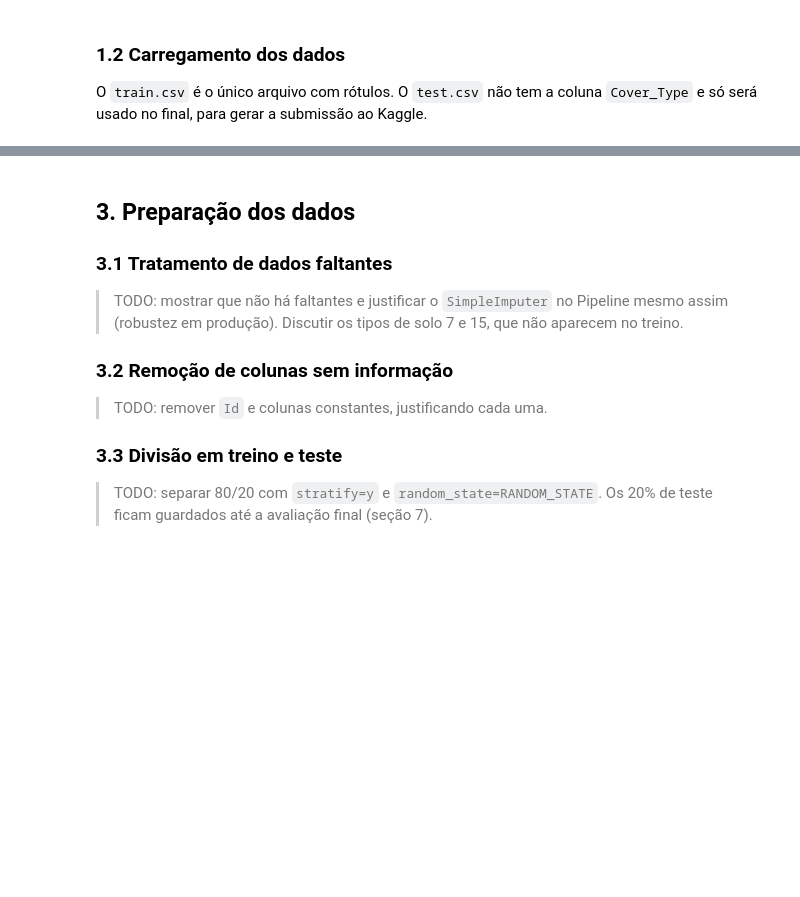
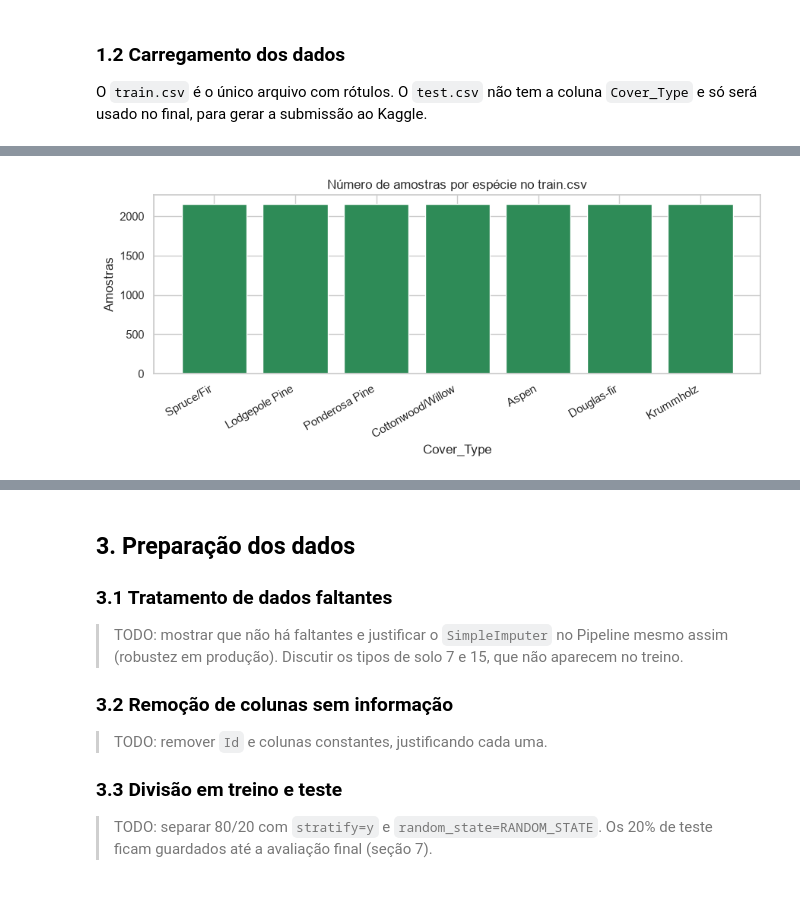
Before and after one commit to delpupoarthur/forest-cover-classification, a Jupyter notebook: forest_cover_classification.ipynb, the cells around one changed output, grey strips where cells are left out. Cells and saved outputs as stored; diff of their text form; code cells hidden in the pictures; blank space fills up the shorter version.

```diff
--- a/forest_cover_classification.ipynb
+++ b/forest_cover_classification.ipynb
@@ -104,0 +246,18 @@ print(f"{len(NUM_COLS)} numéricas, {len(WILD_COLS)} de área selvagem, {len(SOI
+# %%
+# Nomes das espécies, reutilizados nos gráficos e relatórios das próximas seções
+COVER_NAMES = {
+    1: "Spruce/Fir",
+    2: "Lodgepole Pine",
+    3: "Ponderosa Pine",
+    4: "Cottonwood/Willow",
+    5: "Aspen",
+    6: "Douglas-fir",
+    7: "Krummholz",
+}
+
+contagem_classes = df[TARGET].value_counts().sort_index()
+pd.DataFrame({
+    "espécie": contagem_classes.index.map(COVER_NAMES),
+    "amostras": contagem_classes.values,
+    "proporção (%)": (contagem_classes.values / len(df) * 100).round(2),
+}, index=contagem_classes.index)
@@ -104,0 +274,11 @@ print(f"{len(NUM_COLS)} numéricas, {len(WILD_COLS)} de área selvagem, {len(SOI
+# %%
+fig, ax = plt.subplots(figsize=(9, 4))
+ax.bar([COVER_NAMES[c] for c in contagem_classes.index], contagem_classes.values, color="seagreen")
+ax.set_title("Número de amostras por espécie no train.csv")
+ax.set_xlabel("Cover_Type")
+ax.set_ylabel("Amostras")
+plt.xticks(rotation=30, ha="right")
+plt.tight_layout()
+plt.show()
+# %% [output]
+[figure, added]
```
Also changed, not shown: parts of 25 cells of this notebook.
